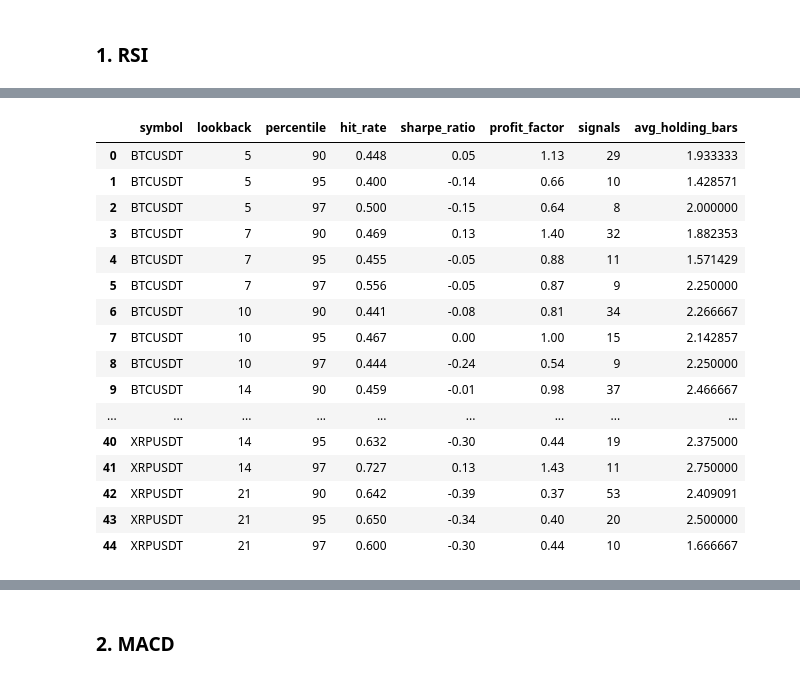
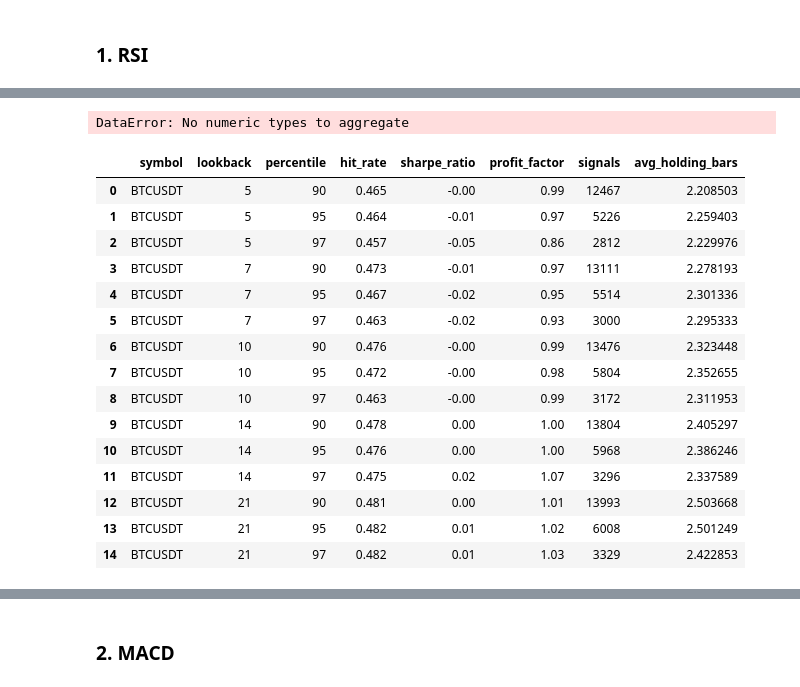
Before and after one commit to HongYang17/MMAT, a Jupyter notebook: notebooks/momentum_signals.ipynb, the cells around one changed output, grey strips where cells are left out. Drawn from its saved outputs; the diff is of its cells as text; code cells hidden in the pictures.

```diff
--- a/notebooks/momentum_signals.ipynb
+++ b/notebooks/momentum_signals.ipynb
@@ -15,5 +19,5 @@ from datetime import datetime, timedelta
 import warnings
 warnings.filterwarnings('ignore')
-# %%
-symbols = ["BTCUSDT", "ETHUSDT", "XRPUSDT"]
-data_path = "../data/"
+# %%
+df = pd.read_csv(f"../data/BTCUSDT_1min_2024-05-01_to_2025-05-01.csv", parse_dates=["timestamp"])
+df
@@ -129,3 +190,26 @@ timestamp
+# %%
+# 数据准备
+signals = generate_all_signals(df)
+features = create_ml_features(signals, df['close'])
+labels = (df['close'].shift(-5) > df['close']).astype(int).dropna()
+
+# 构建Pipeline
+model = Pipeline([
+    ('scaler', StandardScaler()),
+    ('xgb', XGBClassifier(
+        n_estimators=100,
+        max_depth=3,
+        learning_rate=0.1,
+        subsample=0.8
+    ))
+])
+
+# 训练与评估
+X_train, X_test, y_train, y_test = train_test_split(features, labels, test_size=0.2)
+model.fit(X_train, y_train)
+print(classification_report(y_test, model.predict(X_test)))
+# %% [output]
+DataError: No numeric types to aggregate
 # %%
 lookbacks = [5, 7, 10, 14, 21]
 percentiles = [90, 95, 97]
@@ -190,56 +274,55 @@ def calculate_returns(df):
     return df
 
 for symbol in symbols:
-    df = pd.read_csv(f"{data_path}{symbol}_3min_7days.csv", parse_dates=["timestamp"])
+    df = pd.read_csv(f"{data_path}{symbol}_1min_2024-05-01_to_2025-05-01.csv", parse_dates=["timestamp"])
     df.set_index("timestamp", inplace=True)
     df = df.sort_index().pipe(preprocess_data)
 
     for lookback in lookbacks:
         for percentile in percentiles:  # 参数网格扩展
             df_temp = df.copy().pipe(generate_signals, lookback, percentile).pipe(calculate_returns)
 
             # 排除无信号时段
             valid_signals = df_temp[df_temp['position'] != 0]
 
             if not valid_signals.empty:
                 hit_rate = (np.sign(valid_signals['position']) == np.sign(valid_signals['strategy_return'])).mean()
                 sharpe = valid_signals['strategy_return'].mean() / valid_signals['strategy_return'].std()
                 profit_factor = valid_signals[valid_signals['strategy_return'] > 0]['strategy_return'].sum() / \
                               abs(valid_signals[valid_signals['strategy_return'] < 0]['strategy_return'].sum())
             else:
                 hit_rate = sharpe = profit_factor = 0
 
             results_rsi.append({
                 "symbol": symbol,
                 "lookback": lookback,
                 "percentile": percentile,
                 "hit_rate": round(hit_rate, 3),
                 "sharpe_ratio": round(sharpe, 2),
                 "profit_factor": round(profit_factor, 2),
                 "signals": len(valid_signals),
                 "avg_holding_bars": valid_signals['position'].diff().ne(0).cumsum().value_counts().mean()  # 平均持仓时间
             })
 
 results_rsi_df = pd.DataFrame(results_rsi)
 results_rsi_df
 # %% [output]
 |  | symbol | lookback | percentile | hit_rate | sharpe_ratio | profit_factor | signals | avg_holding_bars |
-| 0 | BTCUSDT | 5 | 90 | 0.448 | 0.05 | 1.13 | 29 | 1.933333 |
-| 1 | BTCUSDT | 5 | 95 | 0.400 | -0.14 | 0.66 | 10 | 1.428571 |
-| 2 | BTCUSDT | 5 | 97 | 0.500 | -0.15 | 0.64 | 8 | 2.000000 |
-| 3 | BTCUSDT | 7 | 90 | 0.469 | 0.13 | 1.40 | 32 | 1.882353 |
-| 4 | BTCUSDT | 7 | 95 | 0.455 | -0.05 | 0.88 | 11 | 1.571429 |
-| 5 | BTCUSDT | 7 | 97 | 0.556 | -0.05 | 0.87 | 9 | 2.250000 |
-| 6 | BTCUSDT | 10 | 90 | 0.441 | -0.08 | 0.81 | 34 | 2.266667 |
-| 7 | BTCUSDT | 10 | 95 | 0.467 | 0.00 | 1.00 | 15 | 2.142857 |
-| 8 | BTCUSDT | 10 | 97 | 0.444 | -0.24 | 0.54 | 9 | 2.250000 |
-| 9 | BTCUSDT | 14 | 90 | 0.459 | -0.01 | 0.98 | 37 | 2.466667 |
-| ... | ... | ... | ... | ... | ... | ... | ... | ... |
-| 40 | XRPUSDT | 14 | 95 | 0.632 | -0.30 | 0.44 | 19 | 2.375000 |
-| 41 | XRPUSDT | 14 | 97 | 0.727 | 0.13 | 1.43 | 11 | 2.750000 |
-| 42 | XRPUSDT | 21 | 90 | 0.642 | -0.39 | 0.37 | 53 | 2.409091 |
-| 43 | XRPUSDT | 21 | 95 | 0.650 | -0.34 | 0.40 | 20 | 2.500000 |
-| 44 | XRPUSDT | 21 | 97 | 0.600 | -0.30 | 0.44 | 10 | 1.666667 |
+| 0 | BTCUSDT | 5 | 90 | 0.465 | -0.00 | 0.99 | 12467 | 2.208503 |
+| 1 | BTCUSDT | 5 | 95 | 0.464 | -0.01 | 0.97 | 5226 | 2.259403 |
+| 2 | BTCUSDT | 5 | 97 | 0.457 | -0.05 | 0.86 | 2812 | 2.229976 |
+| 3 | BTCUSDT | 7 | 90 | 0.473 | -0.01 | 0.97 | 13111 | 2.278193 |
+| 4 | BTCUSDT | 7 | 95 | 0.467 | -0.02 | 0.95 | 5514 | 2.301336 |
+| 5 | BTCUSDT | 7 | 97 | 0.463 | -0.02 | 0.93 | 3000 | 2.295333 |
+| 6 | BTCUSDT | 10 | 90 | 0.476 | -0.00 | 0.99 | 13476 | 2.323448 |
+| 7 | BTCUSDT | 10 | 95 | 0.472 | -0.00 | 0.98 | 5804 | 2.352655 |
+| 8 | BTCUSDT | 10 | 97 | 0.463 | -0.00 | 0.99 | 3172 | 2.311953 |
+| 9 | BTCUSDT | 14 | 90 | 0.478 | 0.00 | 1.00 | 13804 | 2.405297 |
+| 10 | BTCUSDT | 14 | 95 | 0.476 | 0.00 | 1.00 | 5968 | 2.386246 |
+| 11 | BTCUSDT | 14 | 97 | 0.475 | 0.02 | 1.07 | 3296 | 2.337589 |
+| 12 | BTCUSDT | 21 | 90 | 0.481 | 0.00 | 1.01 | 13993 | 2.503668 |
+| 13 | BTCUSDT | 21 | 95 | 0.482 | 0.01 | 1.02 | 6008 | 2.501249 |
+| 14 | BTCUSDT | 21 | 97 | 0.482 | 0.01 | 1.03 | 3329 | 2.422853 |
 # %%
 lookbacks = [5, 7, 10, 14, 21]
 percentile = 95
```
Also changed, not shown: parts of 16 cells of this notebook, 2 other files.
